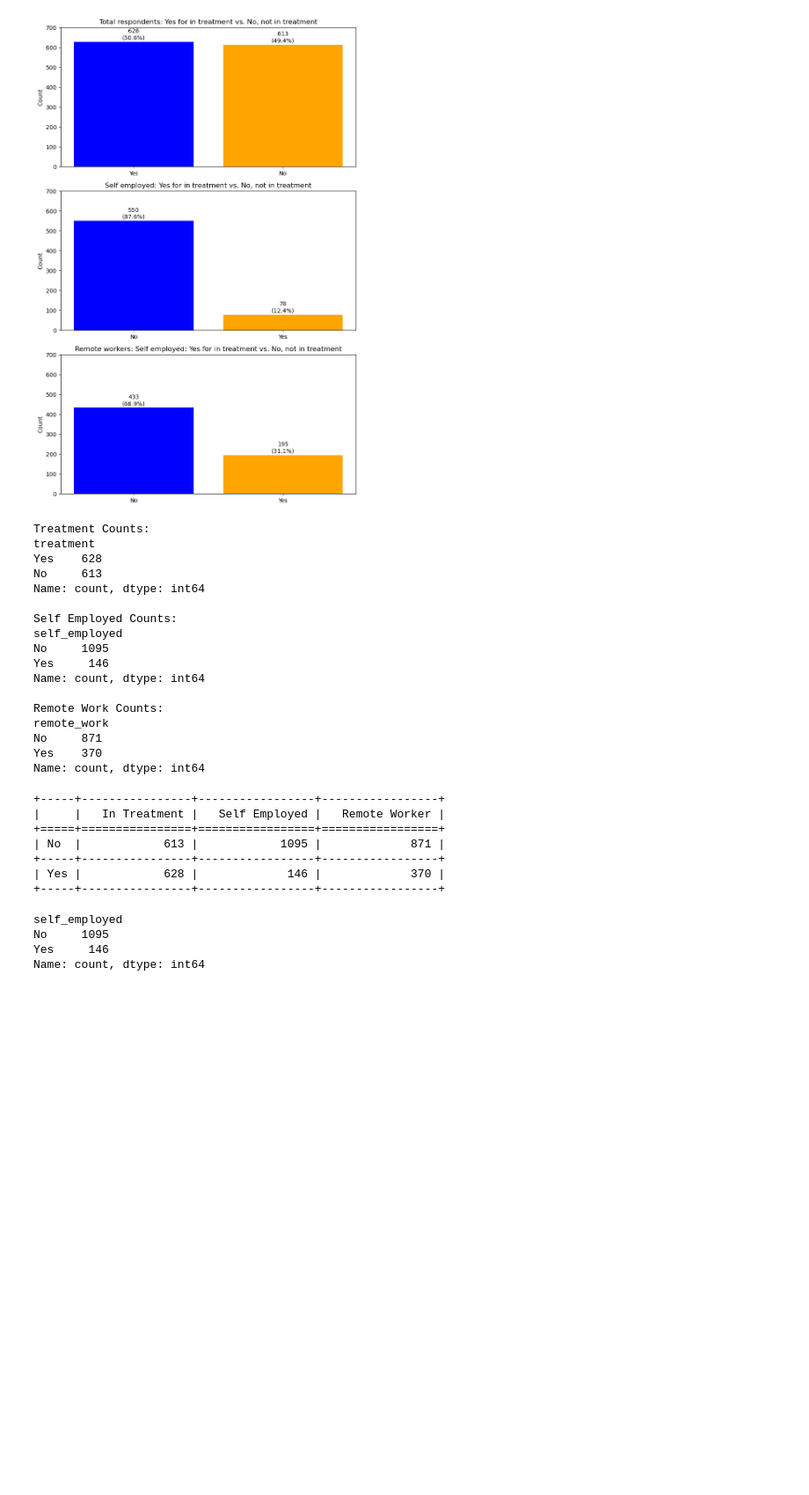
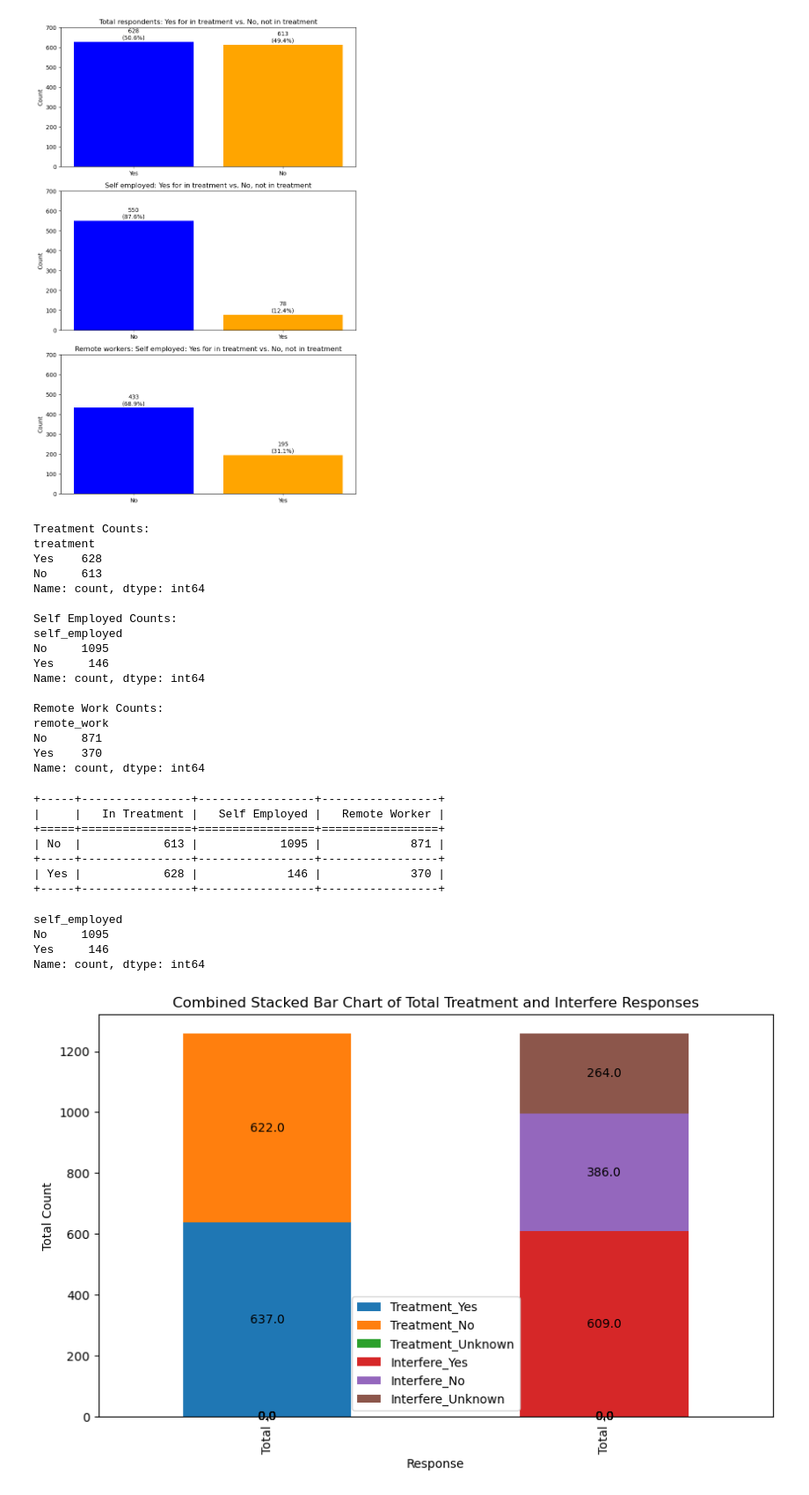
Before and after one commit to JimCarson1/Project_1, a Jupyter notebook: monday update.ipynb, the cells around one changed output. Shown at 88% size. Saved outputs shown, nothing was run; the diff lists cells and outputs as text; code cells hidden in the pictures; blank space fills up the shorter version.

```diff
--- a/monday update.ipynb
+++ b/monday update.ipynb
@@ -607,3 +607,63 @@ self_employed
 No     1095
 Yes     146
 Name: count, dtype: int64
+# %%
+compare_treatment_v_work_interfere_df = my_df[["treatment", 'work_interfere']]
+compare_treatment_v_work_interfere_df
+
+#unique_treatment = compare_treatment_v_work_interfere_df["treatment"].unique()
+#unique_work_interfere = compare_treatment_v_work_interfere_df["work_interfere"].unique()
+
+treatment_y = compare_treatment_v_work_interfere_df[compare_treatment_v_work_interfere_df['treatment'] == "Yes"].shape[0]
+treatment_n = compare_treatment_v_work_interfere_df[compare_treatment_v_work_interfere_df['treatment'] == "No"].shape[0]
+treatment_unk = 0
+
+interfere_y = compare_treatment_v_work_interfere_df[compare_treatment_v_work_interfere_df['work_interfere'] == "Yes"].shape[0]
+interfere_n = compare_treatment_v_work_interfere_df[compare_treatment_v_work_interfere_df['work_interfere'] == "No"].shape[0]
+interfere_unk = compare_treatment_v_work_interfere_df[compare_treatment_v_work_interfere_df['work_interfere'] == "Unknown"].shape[0]
+# %%
+# Calculate the total counts for each response category
+total_counts1 = treatment_y + treatment_n + treatment_unk
+total_counts2 = interfere_y + interfere_n + interfere_unk
+
+# Create DataFrames for data1 and data2
+data1 = {
+    'Response': ['Total'],
+    'Treatment_Yes': [treatment_y],
+    'Treatment_No': [treatment_n],
+    'Treatment_Unknown': [treatment_unk]
+}
+
+data2 = {
+    'Response': ['Total'],
+    'Interfere_Yes': [interfere_y],
+    'Interfere_No': [interfere_n],
+    'Interfere_Unknown': [interfere_unk]
+}
+
+# Create DataFrames from the data
+stacked_df1 = pd.DataFrame(data1)
+stacked_df2 = pd.DataFrame(data2)
+
+# Set the 'Response' column as the index for both DataFrames
+stacked_df1.set_index('Response', inplace=True)
+stacked_df2.set_index('Response', inplace=True)
+
+# Concatenate the two DataFrames
+combined_stacked_df = pd.concat([stacked_df1, stacked_df2])
+
+# Plot the combined stacked bar chart
+ax = combined_stacked_df.plot(kind='bar', stacked=True, figsize=(10, 6))
+plt.xlabel('Response')
+plt.ylabel('Total Count')
+plt.title('Combined Stacked Bar Chart of Total Treatment and Interfere Responses')
+
+# Add count labels on each section of the stacked bars
+for p in ax.patches:
+    width, height = p.get_width(), p.get_height()
+    x, y = p.get_xy()
+    ax.annotate(f'{height}', (x + width/2, y + height/2), ha='center', va='center')
+
+plt.show()
+# %% [output]
+[figure, added]
```
